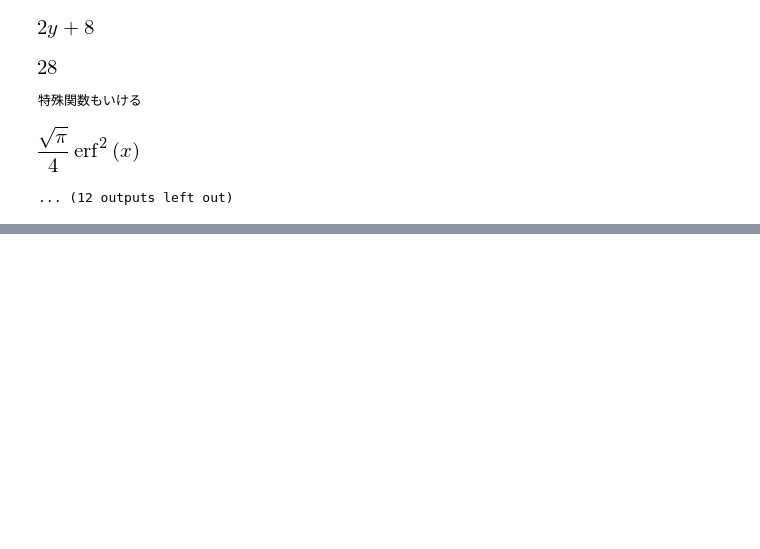
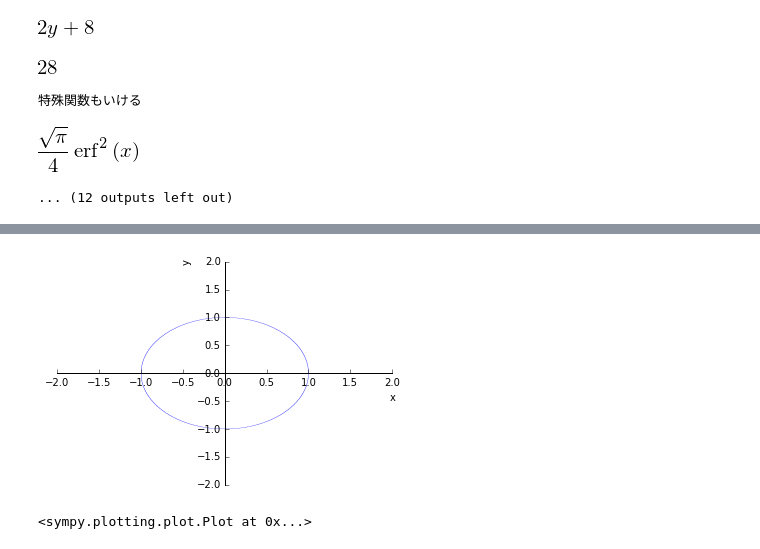
Before and after one commit to phasetr/mathcodes, a Jupyter notebook: jupiter/sympy_00_simple_samples.ipynb, the cells around one changed output, grey strips where cells are left out. Cells and saved outputs as stored; diff of their text form; code cells hidden in the pictures; blank space fills up the shorter version.

```diff
--- a/jupiter/sympy_00_simple_samples.ipynb
+++ b/jupiter/sympy_00_simple_samples.ipynb
@@ -394,0 +413,18 @@ integrate(6*x**5, x)
+# %%
+%matplotlib inline
+from sympy import init_printing
+from sympy.plotting import plot
+from sympy.core import Function
+from sympy import symbols
+from sympy.plotting import plot_implicit
+
+x, y = symbols("x y")
+
+# f(x, y)は半径1の円を表す
+f = x ** 2 + y ** 2 - 1
+
+# f(x, y)を図示する
+plot_implicit(f, (x, -2, 2), (y, -2, 2))
+# %% [output]
+[figure, added]
+<sympy.plotting.plot.Plot at 0x...>
```
Also changed, not shown: parts of 1 cell of this notebook, 6 other files.
